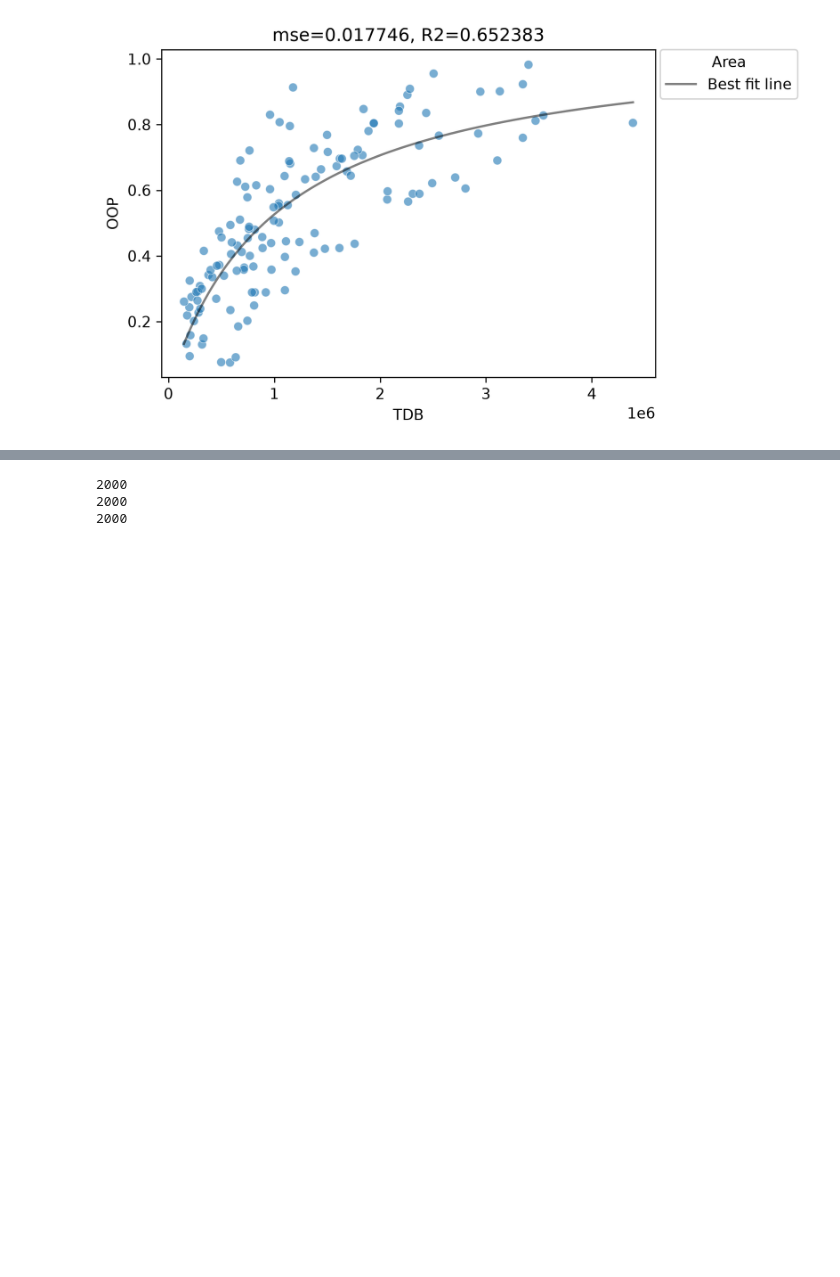
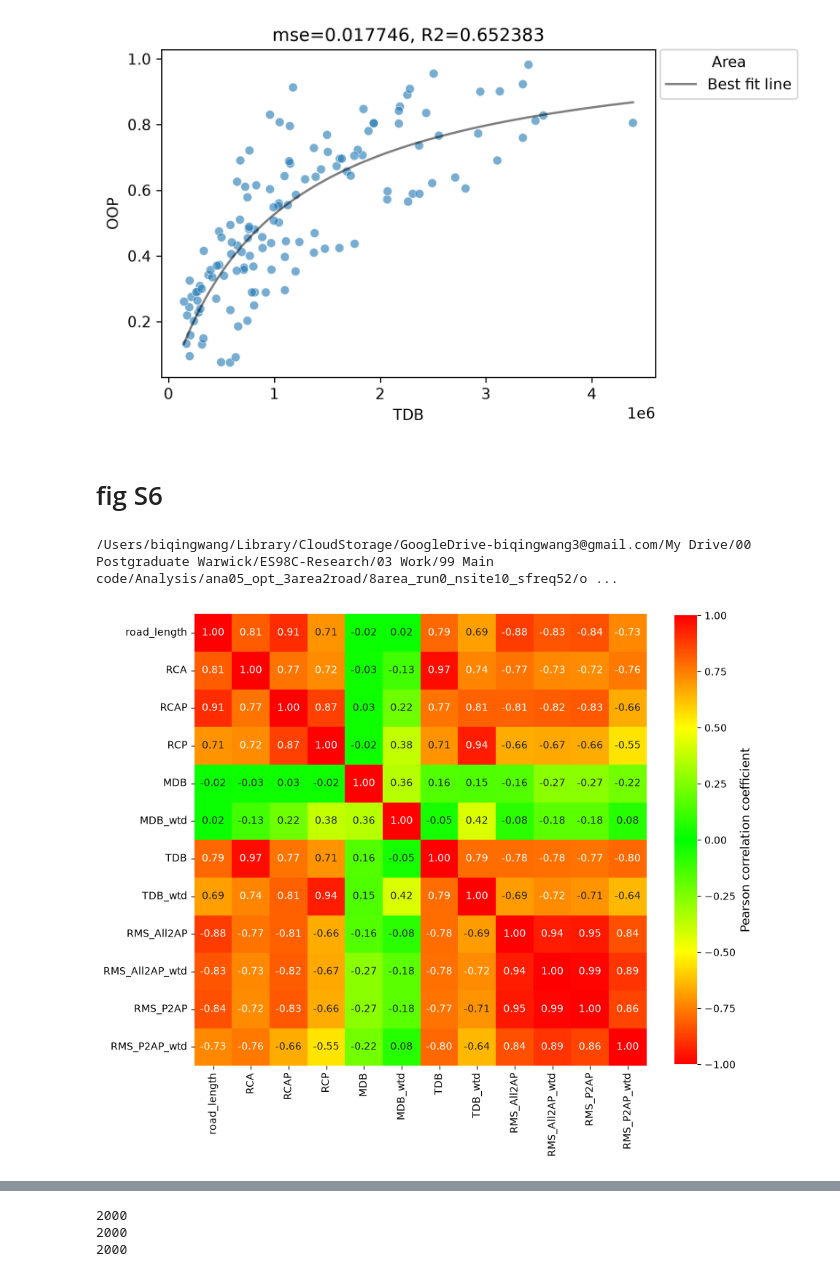
Before and after one commit to ameliahypothesis/plant_disease_surveillance_optimisation, a Jupyter notebook: plots_for_paper.ipynb, the cells around one changed output, grey strips where cells are left out. Drawn from its saved outputs; the diff is of its cells as text; code cells hidden in the pictures; blank space fills up the shorter version.

```diff
--- a/plots_for_paper.ipynb
+++ b/plots_for_paper.ipynb
@@ -740,4 +740,43 @@ plt.show()
 # %% [output]
 Fitted parameters: L=1.0733, K=1037690.5129
 [figure]
+# %% [markdown]
+# fig S6
+# %%
+# run cell 1-4 first, then run this cell.
+metric_df, corr_kendall, corr_dist = metric_kendal_dcor(w=10,s=52)
+# %% [output]
+/Users/biqingwang/Library/CloudStorage/GoogleDrive-biqingwang3@gmail.com/My Drive/00 Postgraduate Warwick/ES98C-Research/03 Work/99 Main code/Analysis/ana05_opt_3area2road/8area_run0_nsite10_sfreq52/o ...
+# %%
+cols = [ 'road_length','RCA', 'RCAP','RCP',
+         'MDB', 'MDB_wtd', 'TDB', 'TDB_wtd',
+         'RMS_All2AP', 'RMS_All2AP_wtd',
+        'RMS_P2AP', 'RMS_P2AP_wtd',]
+
+corr_base_cols = metric_df[cols].corr(method='pearson')
+colors = [
+    (2, 0, 0),  # Red for -1
+    (0, 2, 0),  # green for 0
+    (2, 0, 0)   # Red for +1
+]
+cmap = LinearSegmentedColormap.from_list("symmetric_red", colors, N=256)
+# sns.heatmap(corr_base_cols, annot=True, fmt='.2f', cmap=cmap,vmin=-1, vmax=1, square=True)
+# # sns.clustermap(corr_base_cols, annot=True, fmt=".2f", cmap="coolwarm", vmin=-1, vmax=1)
+
+plt.figure(figsize=(10,10))
+corr_base_cols = metric_df[cols].corr(method='pearson')
+
+ax = sns.heatmap(
+    corr_base_cols,
+    annot=True, fmt='.2f',
+    cmap=cmap, vmin=-1, vmax=1, square=True,
+    cbar_kws={"shrink": 0.8, "label": "Pearson correlation coefficient"}  # shrink + title
+)
+
+# Optionally adjust the font size of the colorbar label
+cbar = ax.collections[0].colorbar
+cbar.ax.tick_params(labelsize=10)  # ticks size
+cbar.set_label("Pearson correlation coefficient", fontsize=12)  # label size
+# %% [output]
+[figure, added]
 # %% [markdown]
```
Also changed, not shown: parts of 2 cells of this notebook.
